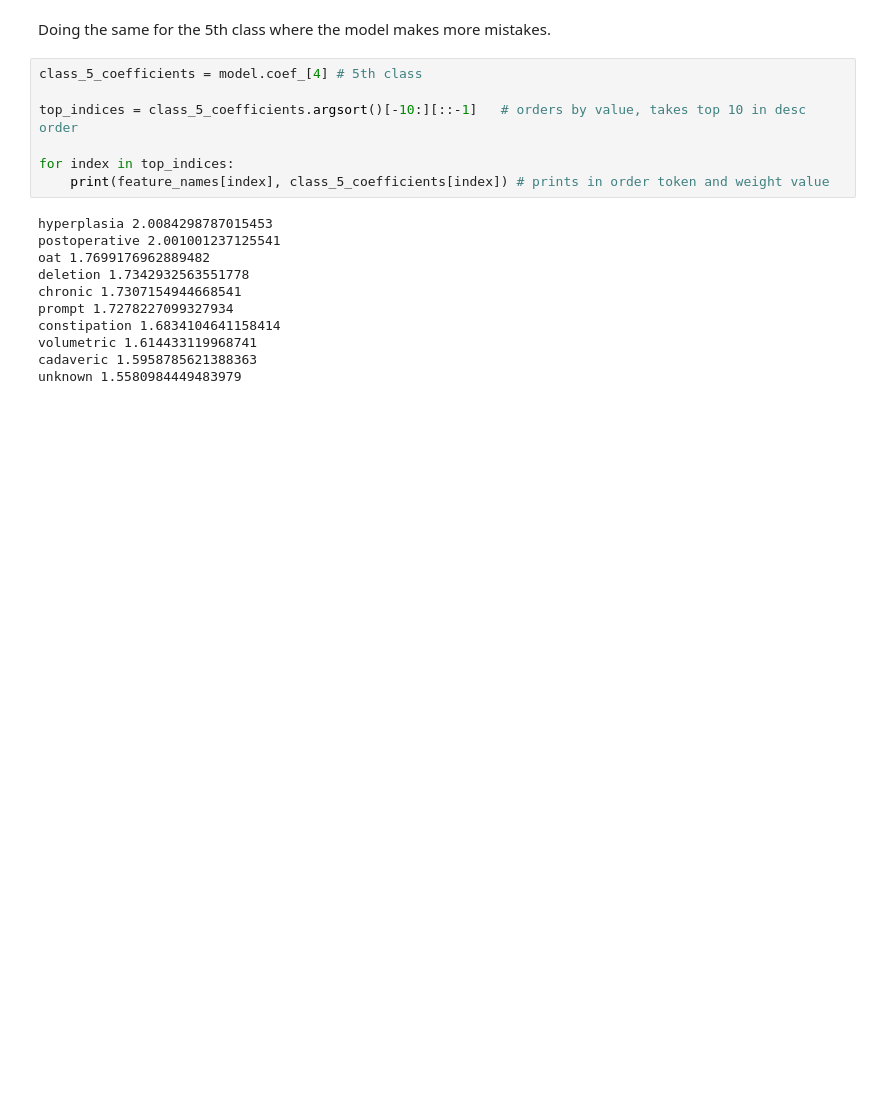
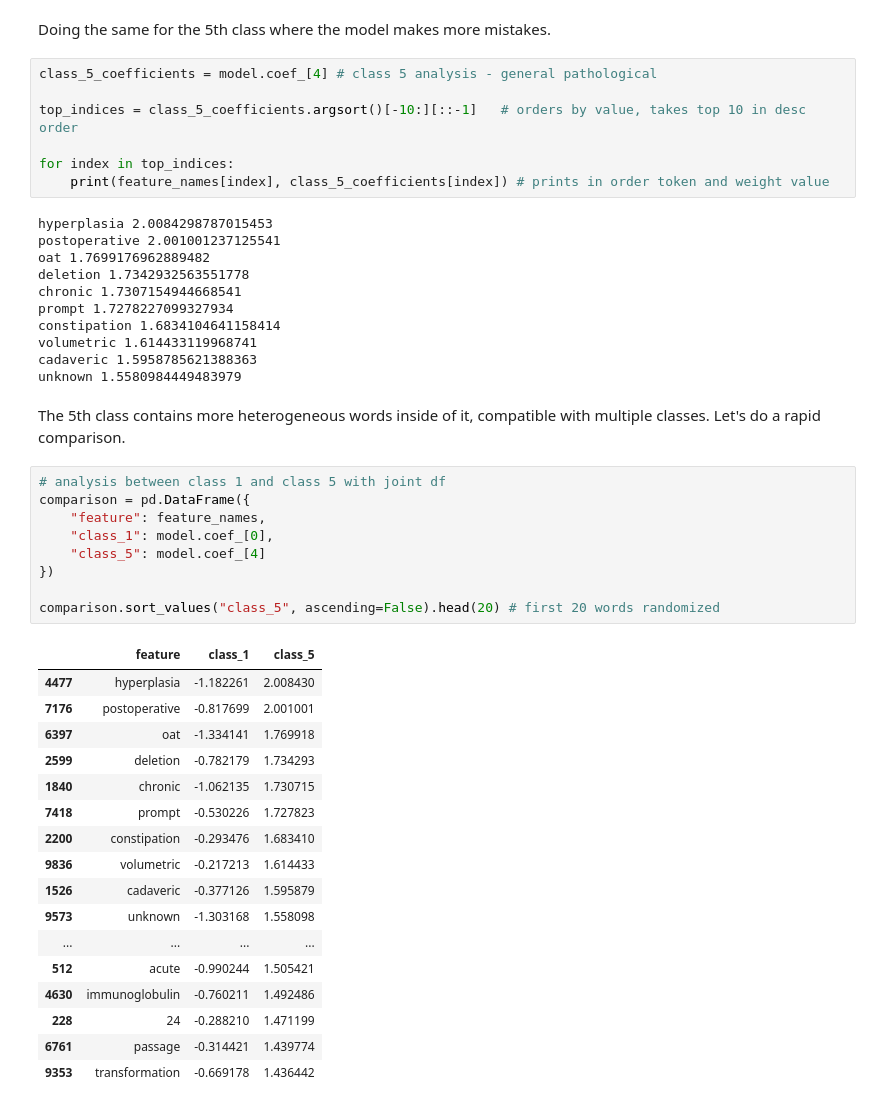
Before and after one commit to cestdove/clinical-case-intake, a Jupyter notebook: notebooks/error_analysis.ipynb, the cells around one changed output. Saved outputs shown, nothing was run; the diff lists cells and outputs as text; blank space fills up the shorter version.

Commit message:
Finishing class-token error analysis

```diff
--- a/notebooks/error_analysis.ipynb
+++ b/notebooks/error_analysis.ipynb
@@ -107,7 +107,7 @@ sporadic 1.6088573930223042
 # %% [markdown]
 Doing the same for the 5th class where the model makes more mistakes.
 # %%
-class_5_coefficients = model.coef_[4] # 5th class
+class_5_coefficients = model.coef_[4] # class 5 analysis - general pathological
 
 top_indices = class_5_coefficients.argsort()[-10:][::-1]   # orders by value, takes top 10 in desc order
 
@@ -124,3 +124,32 @@ constipation 1.6834104641158414
 volumetric 1.614433119968741
 cadaveric 1.5958785621388363
 unknown 1.5580984449483979
+# %% [markdown]
+The 5th class contains more heterogeneous words inside of it, compatible with multiple classes. Let's do a rapid comparison.
+# %%
+# analysis between class 1 and class 5 with joint df
+comparison = pd.DataFrame({
+    "feature": feature_names,
+    "class_1": model.coef_[0],
+    "class_5": model.coef_[4]
+})
+
+comparison.sort_values("class_5", ascending=False).head(20) # first 20 words randomized
+# %% [output]
+|  | feature | class_1 | class_5 |
+| 4477 | hyperplasia | -1.182261 | 2.008430 |
+| 7176 | postoperative | -0.817699 | 2.001001 |
+| 6397 | oat | -1.334141 | 1.769918 |
+| 2599 | deletion | -0.782179 | 1.734293 |
+| 1840 | chronic | -1.062135 | 1.730715 |
+| 7418 | prompt | -0.530226 | 1.727823 |
+| 2200 | constipation | -0.293476 | 1.683410 |
+| 9836 | volumetric | -0.217213 | 1.614433 |
+| 1526 | cadaveric | -0.377126 | 1.595879 |
+| 9573 | unknown | -1.303168 | 1.558098 |
+| ... | ... | ... | ... |
+| 512 | acute | -0.990244 | 1.505421 |
+| 4630 | immunoglobulin | -0.760211 | 1.492486 |
+| 228 | 24 | -0.288210 | 1.471199 |
+| 6761 | passage | -0.314421 | 1.439774 |
+| 9353 | transformation | -0.669178 | 1.436442 |
```
Also changed, not shown: parts of 4 cells of this notebook.
